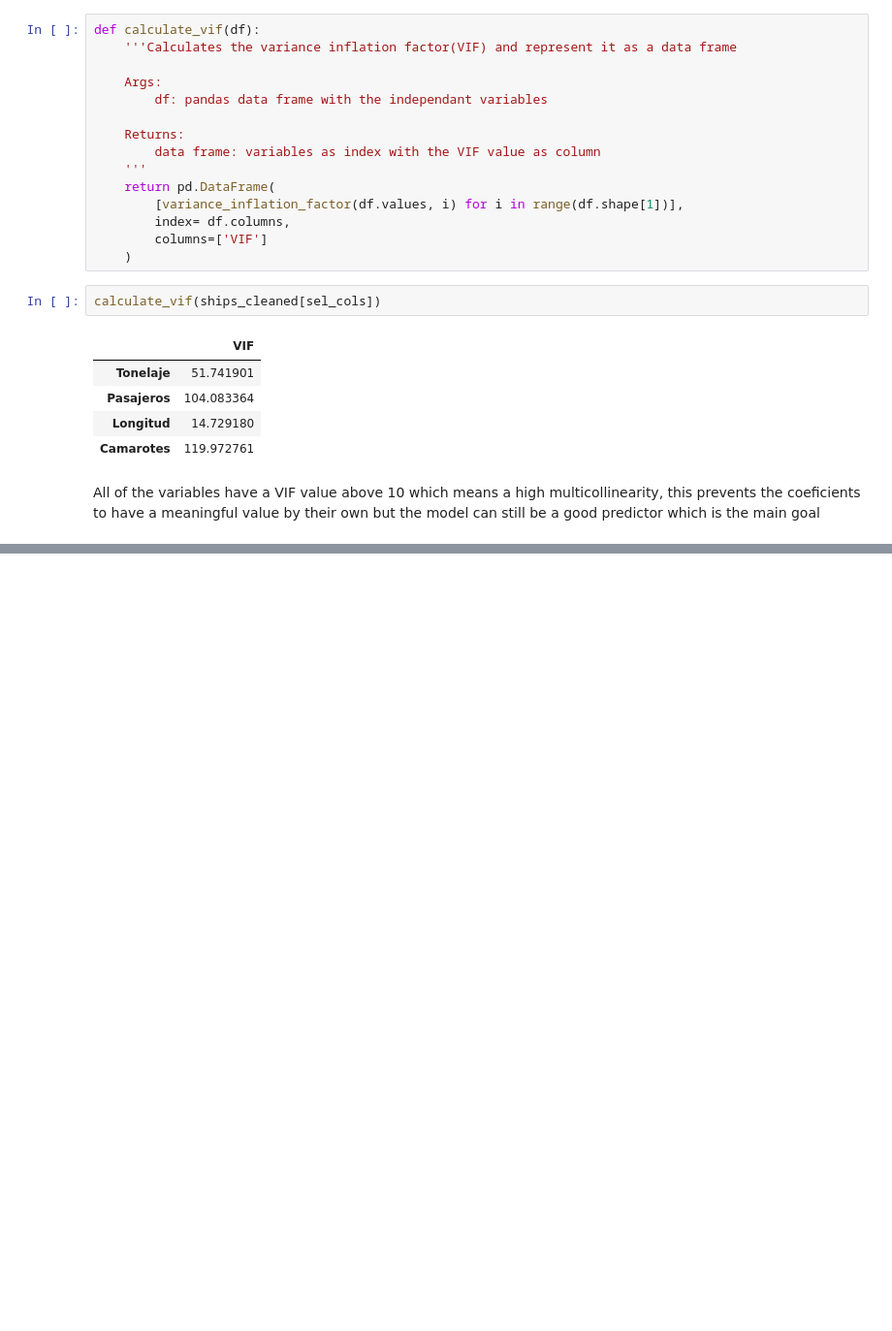
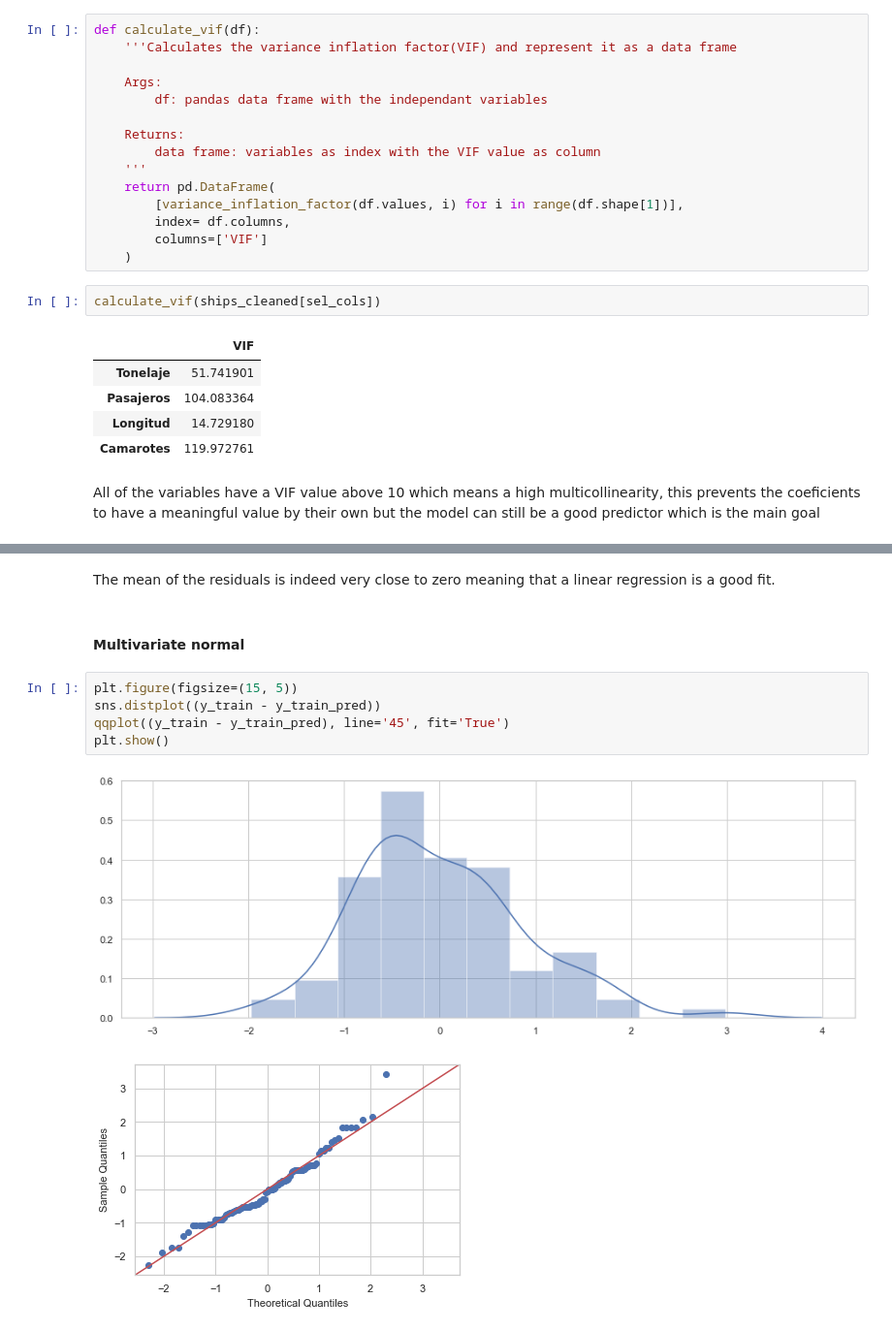
Before and after one commit to leonMoya/my_repo, a Jupyter notebook: Crew_Machine_Learning_model.ipynb, the cells around one changed output, grey strips where cells are left out. Shown: that part at 97% size. Drawn from its saved outputs; the diff is of its cells as text; blank space fills up the shorter version.

```diff
--- a/Crew_Machine_Learning_model.ipynb
+++ b/Crew_Machine_Learning_model.ipynb
@@ -414,0 +602,12 @@ After 10 iterations of random samples the model peforms well on both training an
+# %% [markdown]
+The mean of the residuals is indeed very close to zero meaning that a linear regression is a good fit.
+# %% [markdown]
+#### Multivariate normal
+# %%
+plt.figure(figsize=(15, 5))
+sns.distplot((y_train - y_train_pred))
+qqplot((y_train - y_train_pred), line='45', fit='True')
+plt.show()
+# %% [output]
+[figure, added]
+[figure, added]
```
Also changed, not shown: parts of 114 cells of this notebook, 1 other file.
